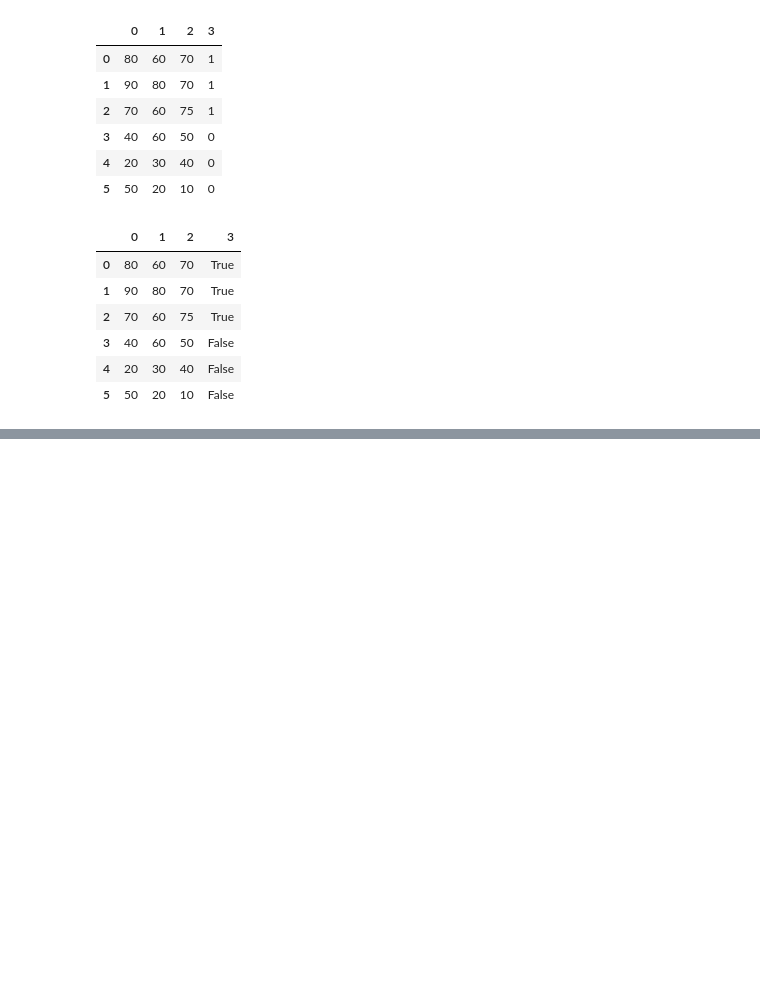
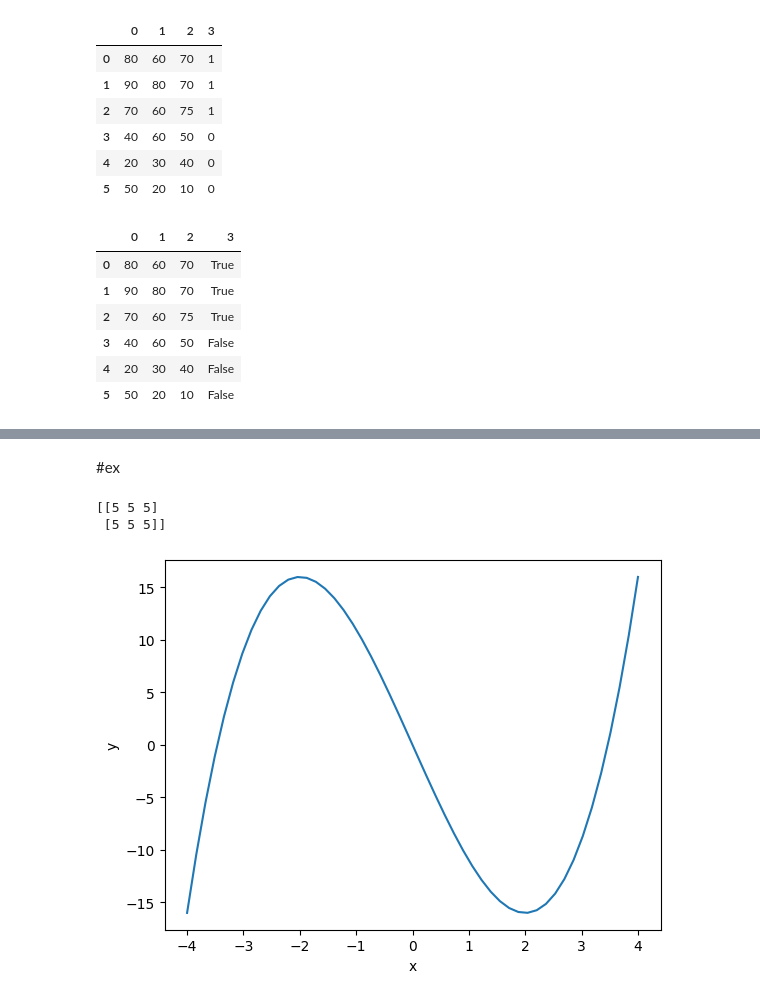
Before and after one commit to Arz55/AI, a Jupyter notebook: Chapter3.ipynb, the cells around one changed output, grey strips where cells are left out. Drawn from its saved outputs; the diff is of its cells as text; code cells hidden in the pictures; blank space fills up the shorter version.

```diff
--- a/Chapter3.ipynb
+++ b/Chapter3.ipynb
@@ -284,0 +411,25 @@ a
+# %% [markdown]
+#ex
+# %%
+import numpy as np
+
+a=np.array(list(range(6)))
+b=np.array([[5,4,3],[2,1,0]])
+a=a.reshape(2,3)
+print(a+b)
+# %% [output]
+[[5 5 5]
+ [5 5 5]]
+# %%
+import numpy as np
+import matplotlib.pyplot as plt
+
+x=np.linspace(-4,4)
+y=x**3-12*x
+
+plt.xlabel("x")
+plt.ylabel("y")
+plt.plot(x,y)
+plt.show()
+# %% [output]
+[figure, added]
```
Also changed, not shown: parts of 14 cells of this notebook.
